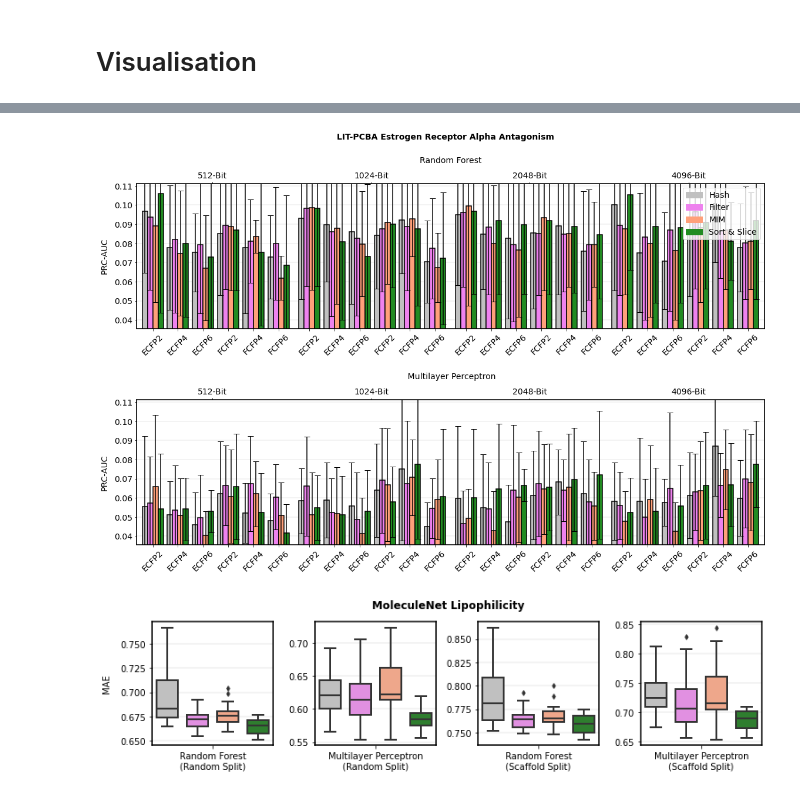
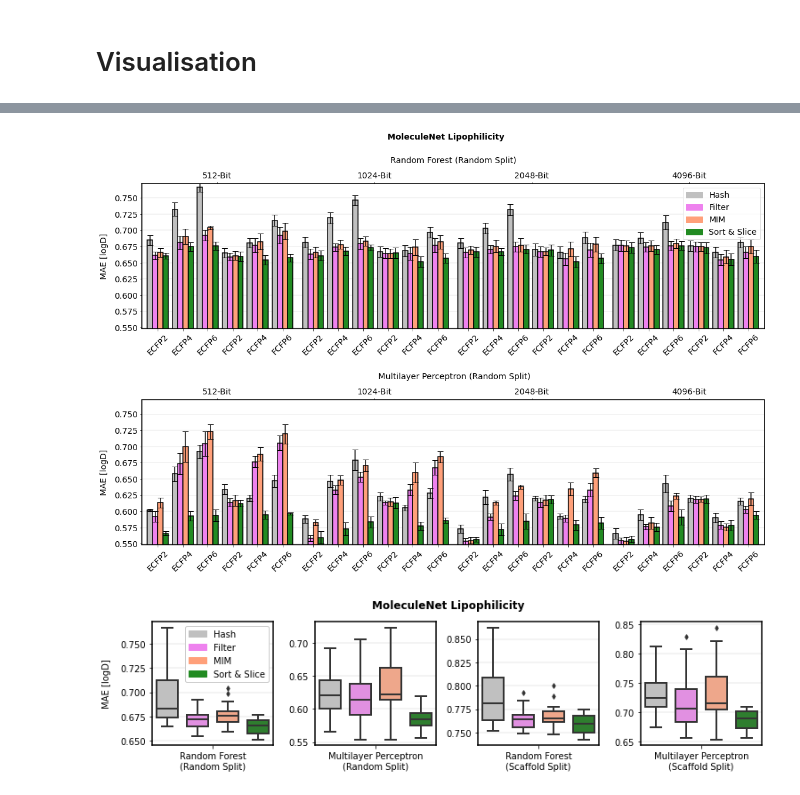
Before and after one commit to MarkusFerdinandDablander/ECFP-substructure-pooling-Sort-and-Slice, a Jupyter notebook: substructure_pooling_experiments.ipynb, the cells around one changed output, grey strips where cells are left out. Drawn from its saved outputs; the diff is of its cells as text; code cells hidden in the pictures.

```diff
--- a/substructure_pooling_experiments.ipynb
+++ b/substructure_pooling_experiments.ipynb
@@ -601,15 +608,15 @@ radius =  1
 # %%
-visualise_bar_charts(dataset_name = "lit_pcba_esr_ant",
-                     split_type = "scaff",
-                     metric ="PRC-AUC",
-                     title = "LIT-PCBA Estrogen Receptor Alpha Antagonism",
-                     y_unit = "")
+visualise_bar_charts(dataset_name = "moleculenet_lipophilicity", # specify dataset name
+                     split_type = "rand", # specify split type "rand" or "scaff" (for random or scaffold split)
+                     metric = "MAE", # specify performance metric
+                     y_unit = " [logD]") # specify unit for y-axis (if applicable)
 # %% [output]
-[figure, old version]
+[figure, new version]
 # %%
-visualise_box_plots(dataset_name = "moleculenet_lipophilicity",
-                    metric = "MAE",
-                    show_x_ticks = True,
-                    show_legend = False)
+visualise_box_plots(dataset_name = "moleculenet_lipophilicity", # specify dataset name
+                    metric = "MAE", # specify performance metric
+                    y_unit = " [logD]", # specify unit for y-axis if applicable
+                    show_legend = True, # show legend or not
+                    show_x_ticks = True) # show text below subplots or not
 # %% [output]
-[figure, old version]
+[figure, new version]
```
Also changed, not shown: parts of 16 cells of this notebook, 7 other files.
